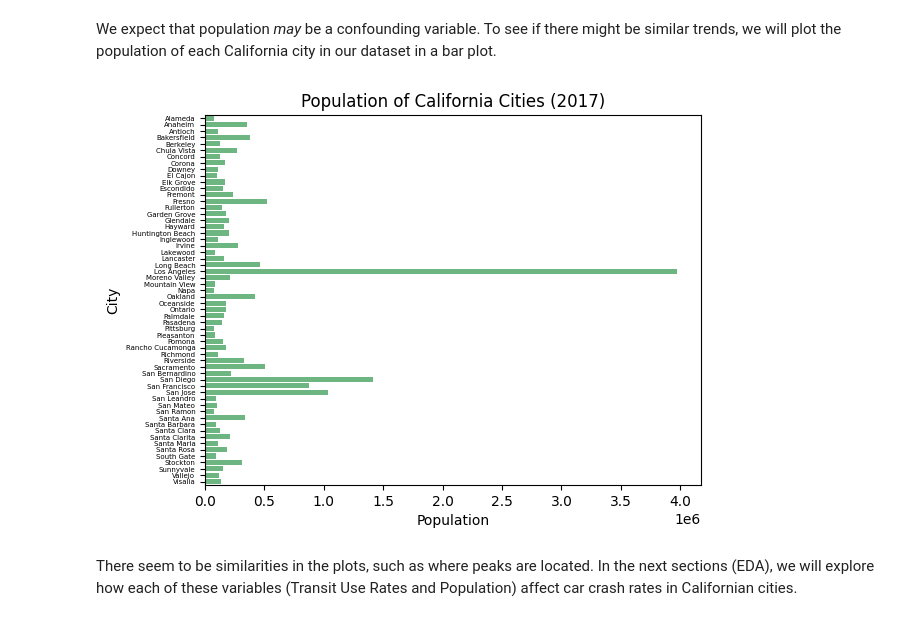
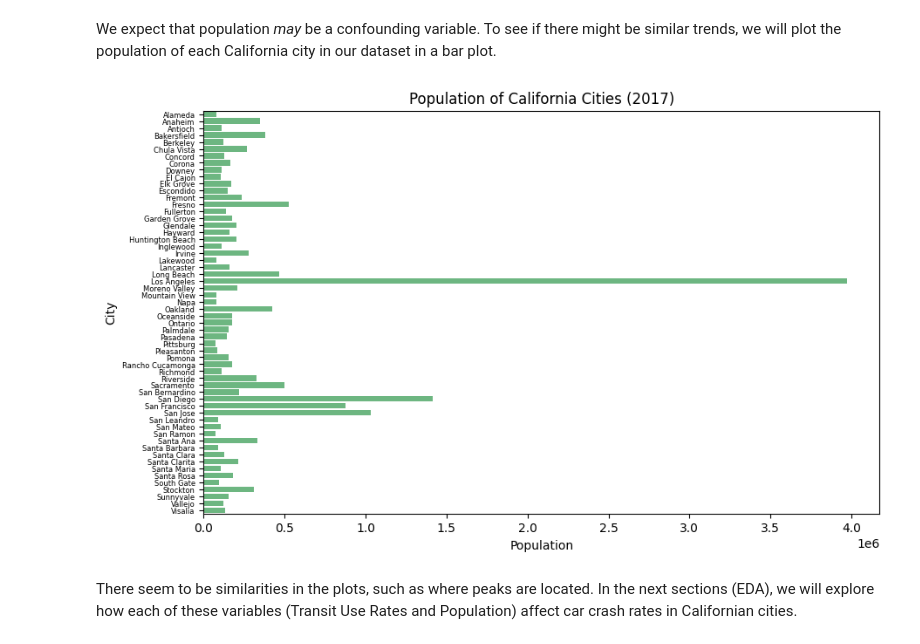
Before and after one commit to COGS108/Group099_WI24, a Jupyter notebook: FinalProject_Group099_WI24.ipynb, the cells around one changed output. Cells and saved outputs as stored; diff of their text form; code cells hidden in the pictures.

```diff
--- a/FinalProject_Group099_WI24.ipynb
+++ b/FinalProject_Group099_WI24.ipynb
@@ -114,8 +114,12 @@ Second, we converted the file into a CSV to be read by pandas.
 # %%
 import pandas as pd
 pd.options.mode.copy_on_write = True
+
 import numpy as np
+
 import matplotlib.pyplot as plt
+plt.rcParams['figure.figsize'] = [10, 6]
+
 import seaborn as sns
 import patsy
 import statsmodels.api as sm
@@ -292,14 +296,14 @@ We expect that population *may* be a confounding variable. To see if there might
 # %%
 # create a barplot representing the population of each California City
 sns.barplot(data=clean_df, x='population_2017', y='City', color='#61c27b')
 plt.xlabel('Population')
-plt.yticks(fontsize = '5')
+plt.yticks(fontsize = '6')
 plt.ylabel('City')
 plt.title('Population of California Cities (2017)')
 
 plt.show()
 # %% [output]
-[figure, old version]
+[figure, new version]
 # %% [markdown]
 There seem to be similarities in the plots, such as where peaks are located. In the next sections (EDA), we will explore how each of these variables (Transit Use Rates and Population) affect car crash rates in Californian cities.
 # %% [markdown]
```
Also changed, not shown: parts of 28 cells of this notebook.
